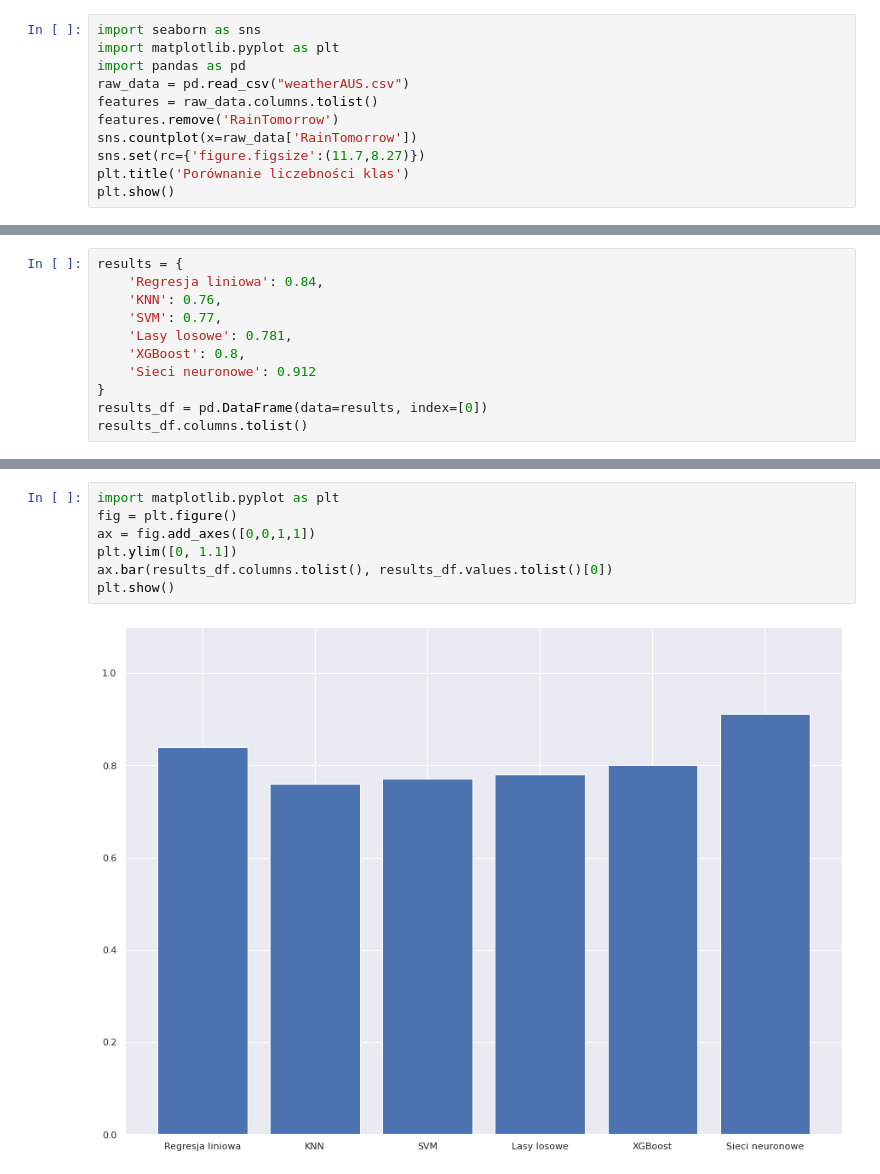
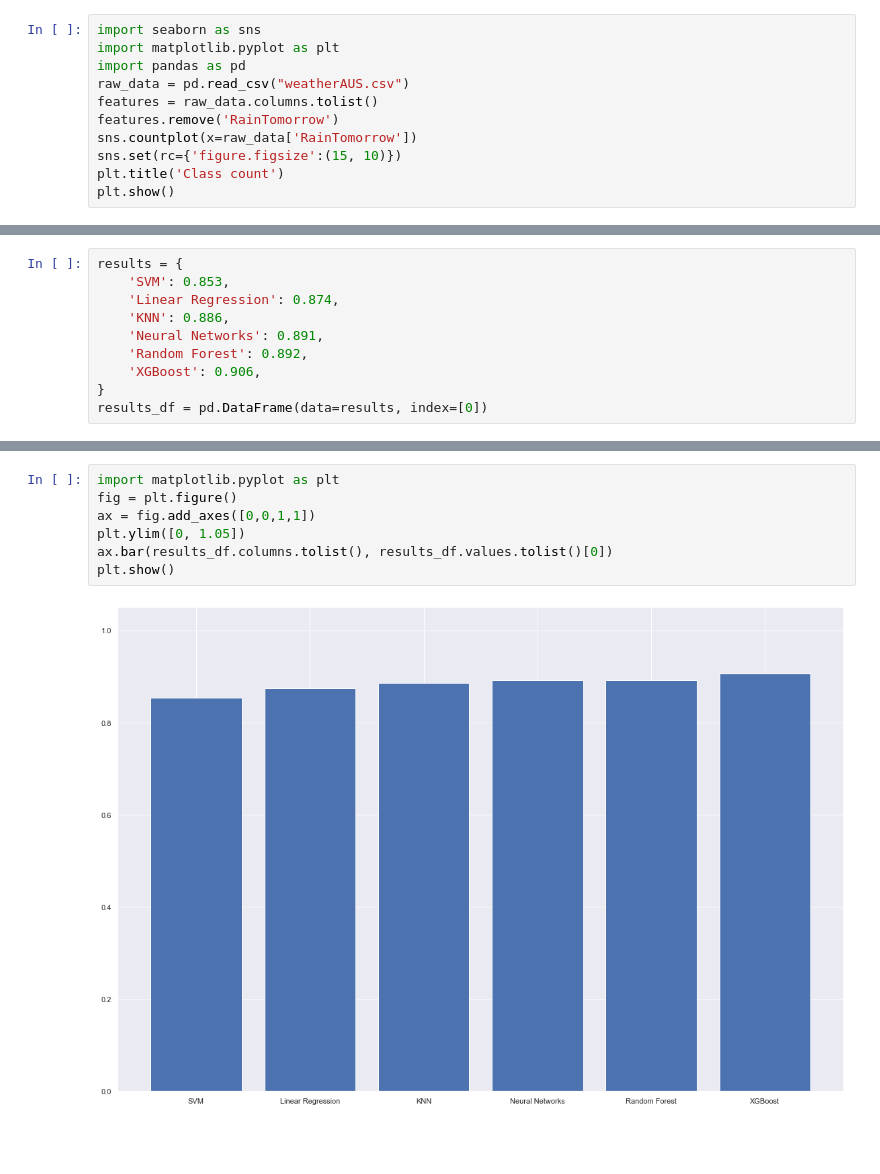
Before and after one commit to hoobys/Australia-weather-prediction, a Jupyter notebook: Prezentacja-WojewodaZernaczukRadziszewski.ipynb, the cells around one changed output, grey strips where cells are left out. Saved outputs shown, nothing was run; the diff lists cells and outputs as text; blank space fills up the shorter version.

```diff
--- a/Prezentacja-WojewodaZernaczukRadziszewski.ipynb
+++ b/Prezentacja-WojewodaZernaczukRadziszewski.ipynb
@@ -79,6 +79,6 @@ raw_data = pd.read_csv("weatherAUS.csv")
 features = raw_data.columns.tolist()
 features.remove('RainTomorrow')
 sns.countplot(x=raw_data['RainTomorrow'])
-sns.set(rc={'figure.figsize':(11.7,8.27)})
-plt.title('Porównanie liczebności klas')
+sns.set(rc={'figure.figsize':(15, 10)})
+plt.title('Class count')
 plt.show()
@@ -182,11 +320,10 @@ Każdy model był sprawdzany StratifiedKfold
 # %%
 results = {
-    'Regresja liniowa': 0.84,
-    'KNN': 0.76,
-    'SVM': 0.77,
-    'Lasy losowe': 0.781,
-    'XGBoost': 0.8,
-    'Sieci neuronowe': 0.912
+    'SVM': 0.853,
+    'Linear Regression': 0.874,
+    'KNN': 0.886,
+    'Neural Networks': 0.891,
+    'Random Forest': 0.892,
+    'XGBoost': 0.906,
 }
 results_df = pd.DataFrame(data=results, index=[0])
-results_df.columns.tolist()
@@ -199,9 +330,9 @@ results_df.values.tolist()[0]
 # %%
 import matplotlib.pyplot as plt
 fig = plt.figure()
 ax = fig.add_axes([0,0,1,1])
-plt.ylim([0, 1.1])
+plt.ylim([0, 1.05])
 ax.bar(results_df.columns.tolist(), results_df.values.tolist()[0])
 plt.show()
 # %% [output]
-[figure, old version]
+[figure, new version]
```
Also changed, not shown: parts of 28 cells of this notebook, 14 other files.
